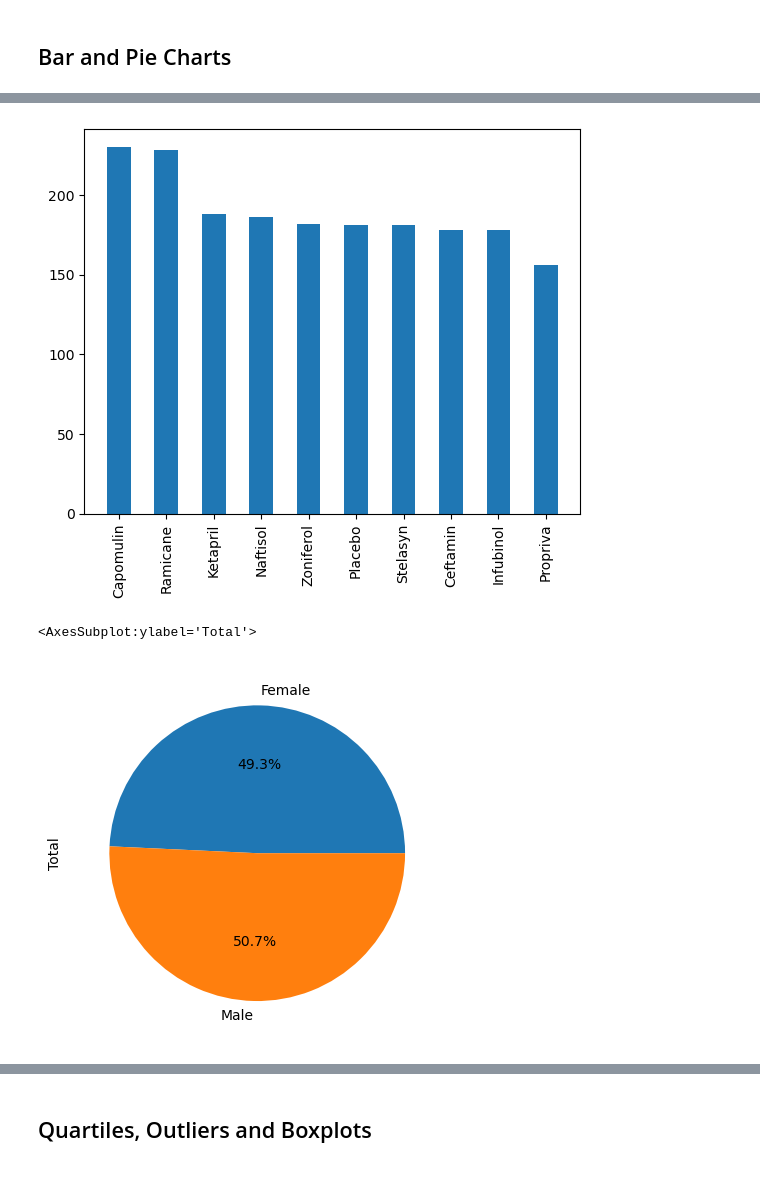
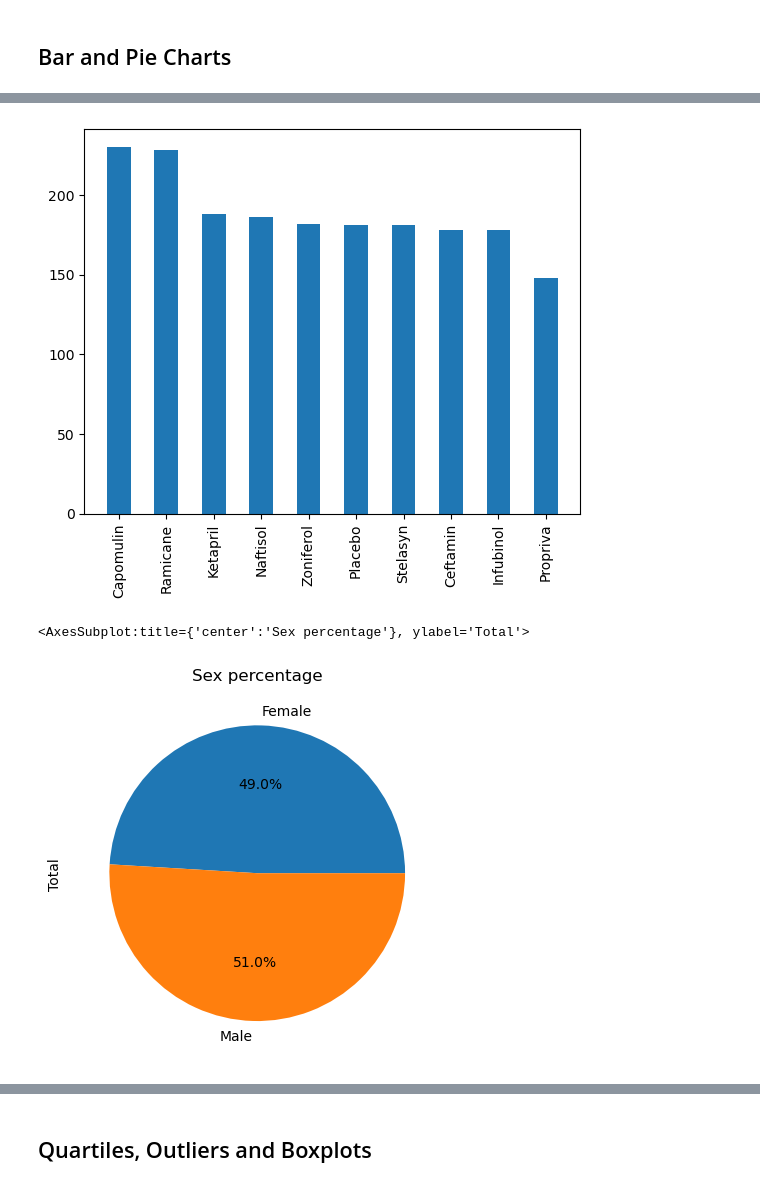
Before and after one commit to AlTesla/Matplotlib-challenge, a Jupyter notebook: Pymaceuticals/pymaceuticals_challenge.ipynb, the cells around one changed output, grey strips where cells are left out. Cells and saved outputs as stored; diff of their text form; code cells hidden in the pictures.

Commit message:
seted up all the titles and modify drop

```diff
--- a/Pymaceuticals/pymaceuticals_challenge.ipynb
+++ b/Pymaceuticals/pymaceuticals_challenge.ipynb
@@ -60,6 +60,6 @@ complete_pyma_df[duplicates]
 | 1111 | g989 | 20 | 54.657650 | 1 | Propriva | Female | 21 | ... |
 # %%
 # Create a clean DataFrame by dropping the duplicate mouse by its ID.
-complete_pyma_df.drop_duplicates(subset=['Mouse ID', 'Timepoint'], keep='first', inplace=True)
+complete_pyma_df.drop(complete_pyma_df[complete_pyma_df['Mouse ID'] == 'g989'].index, inplace=True)
 # %%
 # Checking the number of mice in the clean DataFrame.
@@ -151,17 +157,17 @@ plt.bar(regimen, amount, width=0.5)
 plt.xticks(rotation=90)
 plt.show()
 # %% [output]
-[figure, old version]
+[figure, new version]
 # %%
 male_female= complete_pyma_df.groupby("Sex")['Mouse ID'].count().reset_index()
 male_female.rename(columns={"Mouse ID":"Total"}, inplace=True)
 # %%
 # Generate a pie plot showing the distribution of female versus male mice using Pandas
 
-male_female['Total'].plot(kind='pie', labels=male_female["Sex"], autopct='%1.1f%%')
+male_female['Total'].plot(kind='pie', labels=male_female["Sex"], autopct='%1.1f%%', title='Sex percentage')
 # %% [output]
-<AxesSubplot:ylabel='Total'>
+<AxesSubplot:title={'center':'Sex percentage'}, ylabel='Total'>
-[figure, old version]
+[figure, new version]
 # %%
 # Generate a pie plot showing the distribution of female versus male mice using pyplot
 fig = plt.subplots()
```
Also changed, not shown: parts of 9 cells of this notebook.
